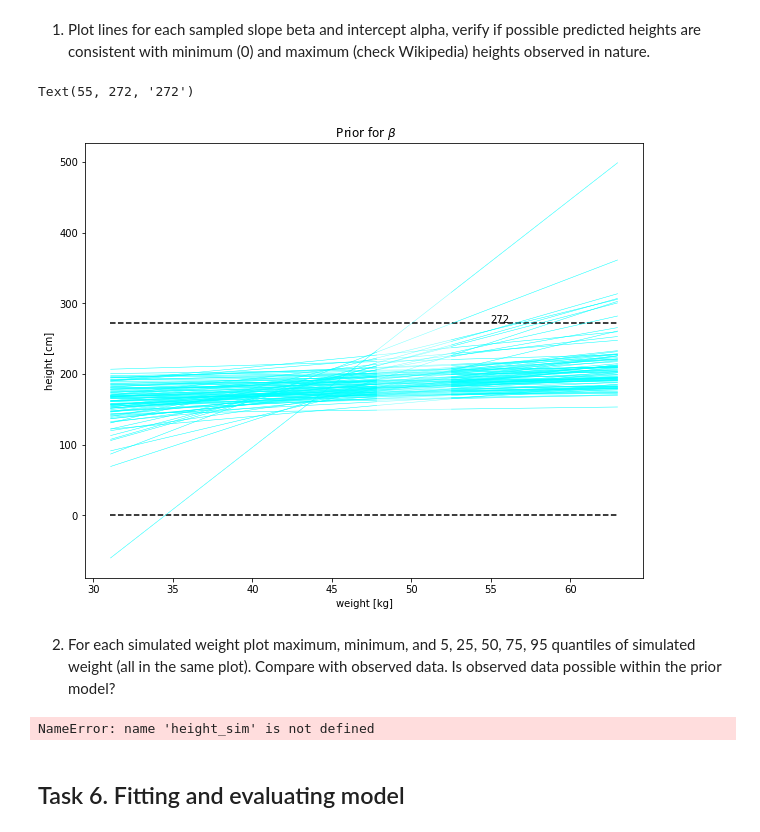
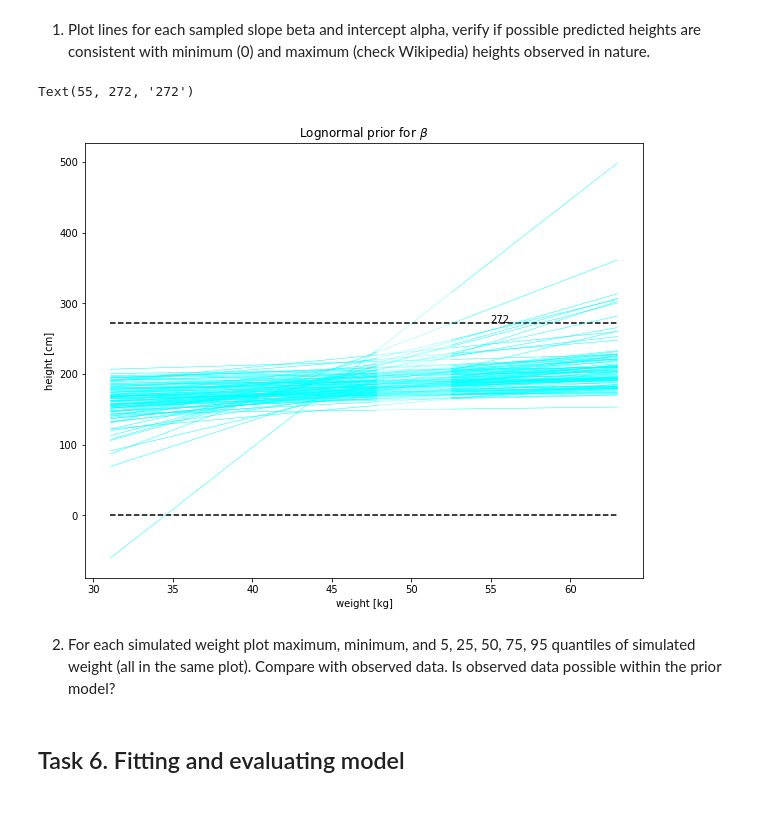
Before and after one commit to DanieloSendi/LaboratoryClasses_Data_Analitycs, a Jupyter notebook: Lab_4_Linear_models_modelling_height_of_Kung_people/Lab_4_Linear_models_modelling_height_of_Kung.ipynb, the cells around one changed output. Saved outputs shown, nothing was run; the diff lists cells and outputs as text; code cells hidden in the pictures.

```diff
--- a/Lab_4_Linear_models_modelling_height_of_Kung_people/Lab_4_Linear_models_modelling_height_of_Kung.ipynb
+++ b/Lab_4_Linear_models_modelling_height_of_Kung_people/Lab_4_Linear_models_modelling_height_of_Kung.ipynb
@@ -260,34 +260,22 @@ INFO:cmdstanpy:CmdStan done processing.
 # %% [markdown]
 1. Plot lines for each sampled slope beta and intercept alpha, verify if possible predicted heights are consistent with minimum (0) and maximum (check Wikipedia) heights observed in nature.
 # %%
-alpha_sim1=sim.stan_variable('alpha')
-beta_sim1=sim.stan_variable('beta')
+alpha_sim=sim.stan_variable('alpha')
+beta_sim=sim.stan_variable('beta')
 
 fig, axes = plt.subplots(1, 1, figsize=(10, 8))
 axes.hlines([0,272], xmin=d.weight.min(), xmax=d.weight.max(), linestyle='--', color='black')
 for i in range(100):
-    axes.plot(d.weight, alpha_sim1[i]+beta_sim1[i]*d.c_weight, color= 'cyan', alpha=0.5, linewidth=0.5)
+    axes.plot(d.weight, alpha_sim[i]+beta_sim[i]*d.c_weight, color= 'cyan', alpha=0.5, linewidth=0.5)
 axes.set_xlabel('weight [kg]')
 axes.set_ylabel('height [cm]')
-axes.set_title(r' Prior for $\beta$')
+axes.set_title(r'Lognormal prior for $\beta$')
 axes.annotate(text='272', xy=(55,272))
 # %% [output]
 Text(55, 272, '272')
-[figure, old version]
+[figure, new version]
 # %% [markdown]
 2. For each simulated weight plot maximum, minimum, and 5, 25, 50, 75, 95 quantiles of simulated weight (all in the same plot). Compare with observed data. Is observed data possible within the prior model?
-# %%
-
-height_sim-sim.stan_variable('height')
-
-fig, axes = plt.subplots(1, 1, figsize=(7, 4))
-axes=ribbon_plot(data_sim['weight']+d.weight.mean(),height_sim, axes)
-axes.scatter(d.weight,d.height,color='black',alpha=0.2,s=10)
-axes.set_xlabel('weight [kg]')
-axes.set_ylabel('height [cm]')
-plt.show()
-# %% [output]
-NameError: name 'height_sim' is not defined
 # %% [markdown]
 ## Task 6. Fitting and evaluating model
 # %%
```
Also changed, not shown: parts of 13 cells of this notebook, 3 other files.
